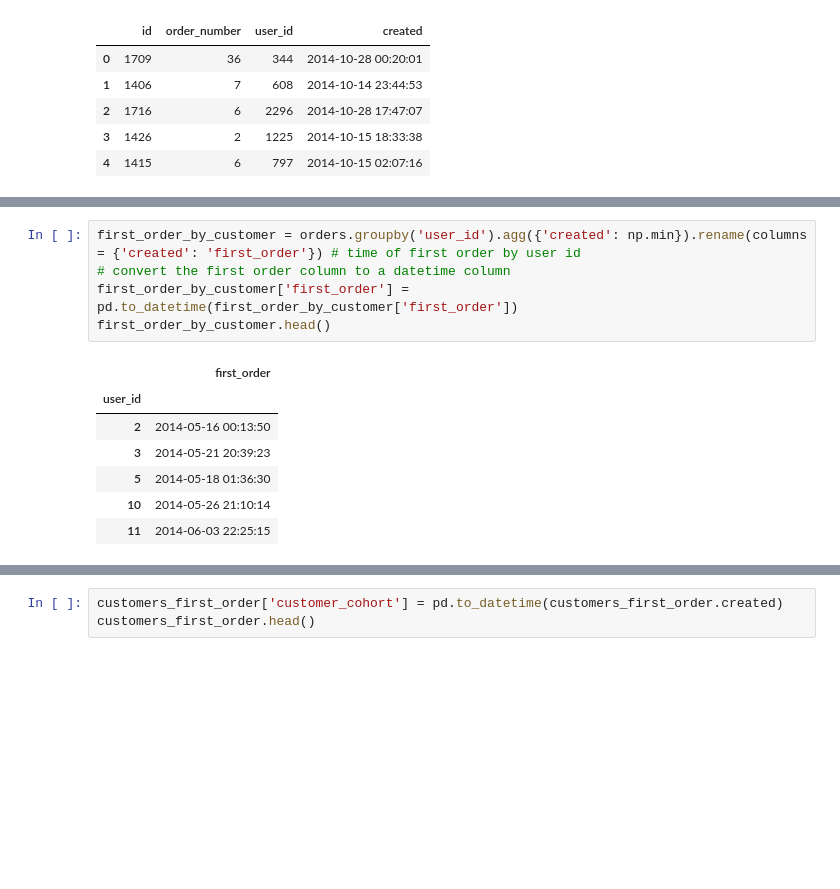
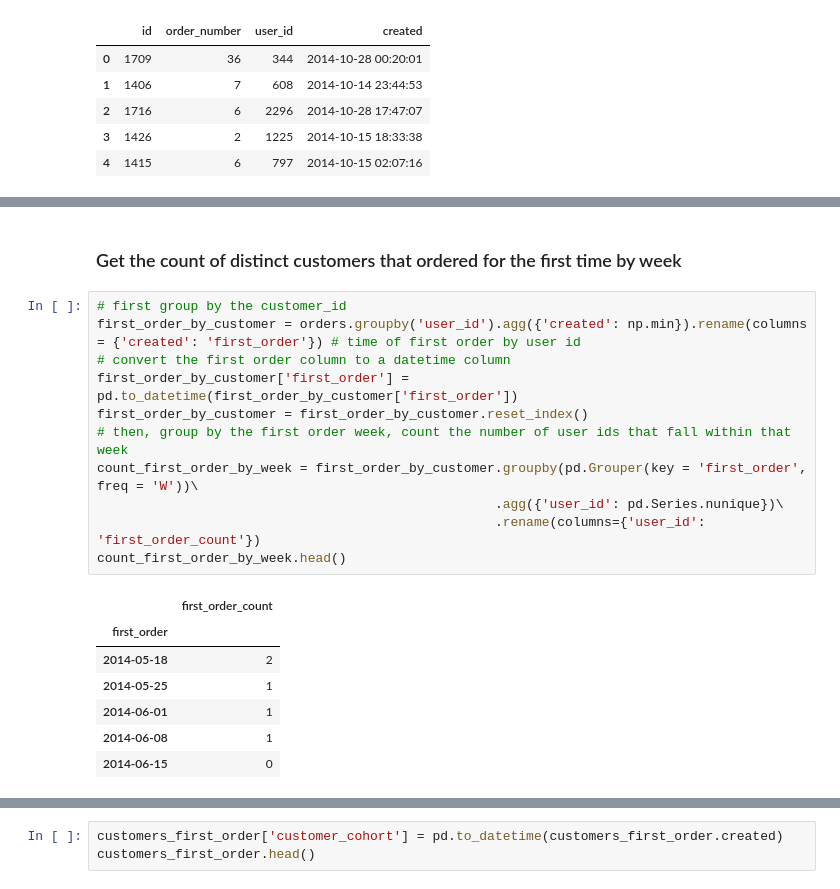
Before and after one commit to bfdykstra/invitae-cohort-analysis, a Jupyter notebook: Invitae.ipynb, the cells around one changed output, grey strips where cells are left out. Cells and saved outputs as stored; diff of their text form; blank space fills up the shorter version.

```diff
--- a/Invitae.ipynb
+++ b/Invitae.ipynb
@@ -28,13 +67,21 @@ orders.head()
+# %% [markdown]
+### Get the count of distinct customers that ordered for the first time by week
 # %%
+# first group by the customer_id
 first_order_by_customer = orders.groupby('user_id').agg({'created': np.min}).rename(columns = {'created': 'first_order'}) # time of first order by user id
 # convert the first order column to a datetime column
 first_order_by_customer['first_order'] = pd.to_datetime(first_order_by_customer['first_order'])
-first_order_by_customer.head()
+first_order_by_customer = first_order_by_customer.reset_index()
+# then, group by the first order week, count the number of user ids that fall within that week
+count_first_order_by_week = first_order_by_customer.groupby(pd.Grouper(key = 'first_order', freq = 'W'))\
+                                                   .agg({'user_id': pd.Series.nunique})\
+                                                   .rename(columns={'user_id': 'first_order_count'})
+count_first_order_by_week.head()
 # %% [output]
-|  | first_order |
-| user_id |  |
-| 2 | 2014-05-16 00:13:50 |
-| 3 | 2014-05-21 20:39:23 |
-| 5 | 2014-05-18 01:36:30 |
-| 10 | 2014-05-26 21:10:14 |
-| 11 | 2014-06-03 22:25:15 |
+|  | first_order_count |
+| first_order |  |
+| 2014-05-18 | 2 |
+| 2014-05-25 | 1 |
+| 2014-06-01 | 1 |
+| 2014-06-08 | 1 |
+| 2014-06-15 | 0 |
```
Also changed, not shown: parts of 45 cells of this notebook, 1 other file.
